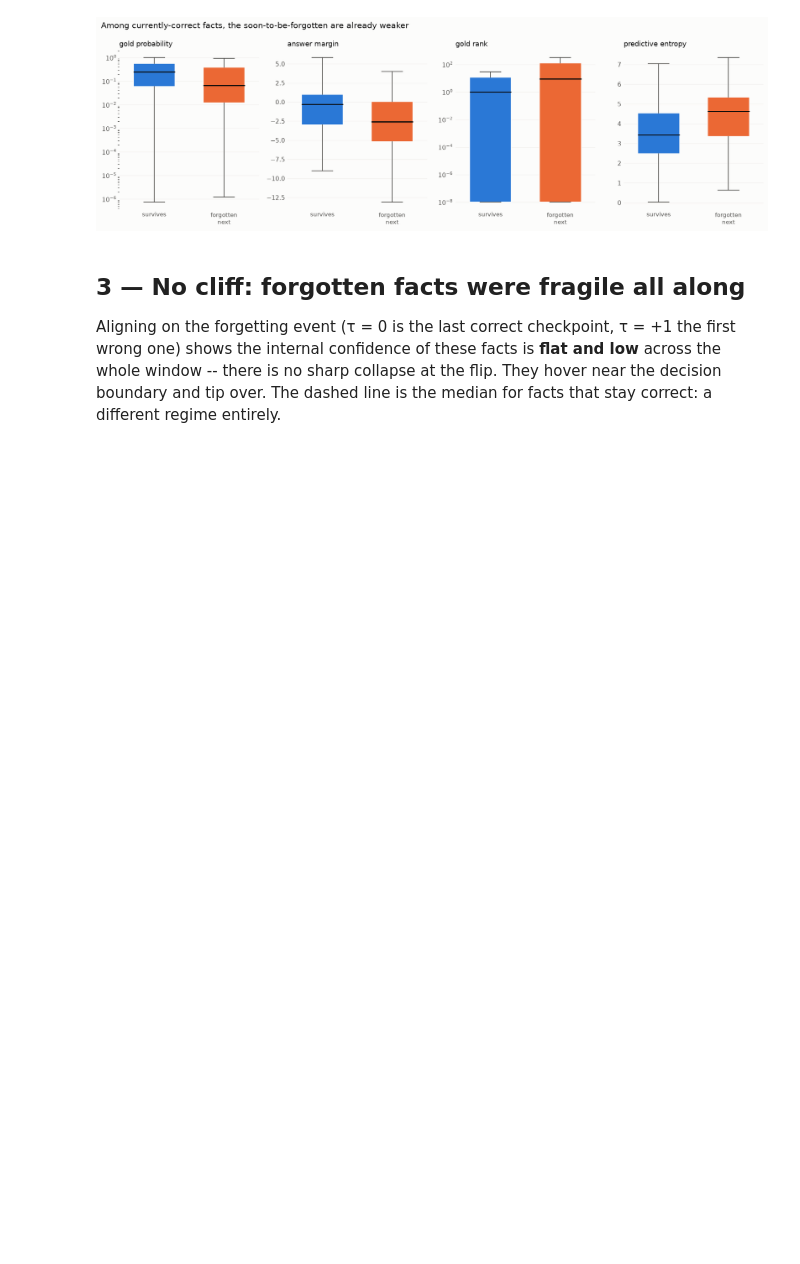
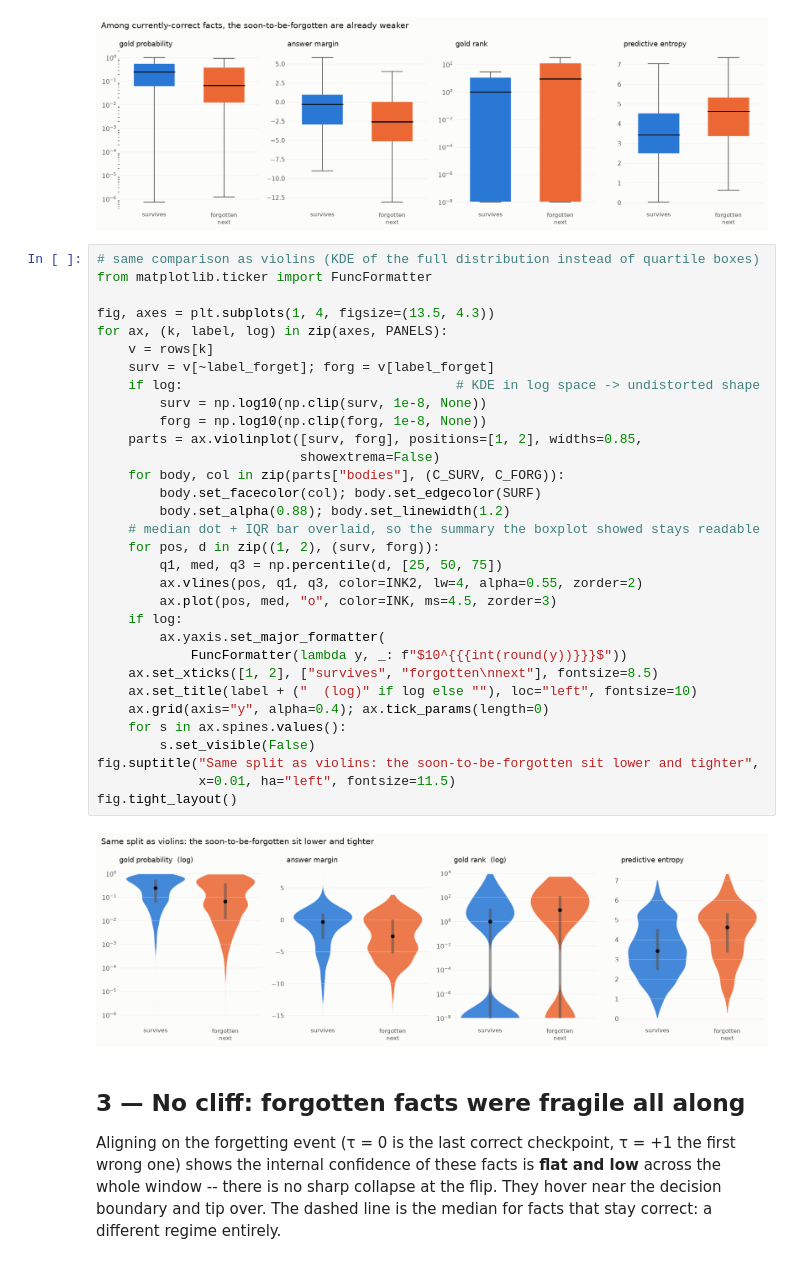
Before and after one commit to OvadiaOmer3/NLPFinalProject, a Jupyter notebook: forgetting_internal_features.ipynb, the cells around one changed output. Saved outputs shown, nothing was run; the diff lists cells and outputs as text; blank space fills up the shorter version.

```diff
--- a/forgetting_internal_features.ipynb
+++ b/forgetting_internal_features.ipynb
@@ -186,6 +186,40 @@ print(f"{label_forget.sum()} forget vs {(~label_forget).sum()} survive events")
 # %% [output]
 1003 forget vs 3151 survive events
 [figure]
+# %%
+# same comparison as violins (KDE of the full distribution instead of quartile boxes)
+from matplotlib.ticker import FuncFormatter
+
+fig, axes = plt.subplots(1, 4, figsize=(13.5, 4.3))
+for ax, (k, label, log) in zip(axes, PANELS):
+    v = rows[k]
+    surv = v[~label_forget]; forg = v[label_forget]
+    if log:                                   # KDE in log space -> undistorted shape
+        surv = np.log10(np.clip(surv, 1e-8, None))
+        forg = np.log10(np.clip(forg, 1e-8, None))
+    parts = ax.violinplot([surv, forg], positions=[1, 2], widths=0.85,
+                          showextrema=False)
+    for body, col in zip(parts["bodies"], (C_SURV, C_FORG)):
+        body.set_facecolor(col); body.set_edgecolor(SURF)
+        body.set_alpha(0.88); body.set_linewidth(1.2)
+    # median dot + IQR bar overlaid, so the summary the boxplot showed stays readable
+    for pos, d in zip((1, 2), (surv, forg)):
+        q1, med, q3 = np.percentile(d, [25, 50, 75])
+        ax.vlines(pos, q1, q3, color=INK2, lw=4, alpha=0.55, zorder=2)
+        ax.plot(pos, med, "o", color=INK, ms=4.5, zorder=3)
+    if log:
+        ax.yaxis.set_major_formatter(
+            FuncFormatter(lambda y, _: f"$10^{{{int(round(y))}}}$"))
+    ax.set_xticks([1, 2], ["survives", "forgotten\nnext"], fontsize=8.5)
+    ax.set_title(label + ("  (log)" if log else ""), loc="left", fontsize=10)
+    ax.grid(axis="y", alpha=0.4); ax.tick_params(length=0)
+    for s in ax.spines.values():
+        s.set_visible(False)
+fig.suptitle("Same split as violins: the soon-to-be-forgotten sit lower and tighter",
+             x=0.01, ha="left", fontsize=11.5)
+fig.tight_layout()
+# %% [output]
+[figure, added]
 # %% [markdown]
 ## 3 — No cliff: forgotten facts were fragile all along
 
```
Also changed, not shown: parts of 20 cells of this notebook, 4 other files.
